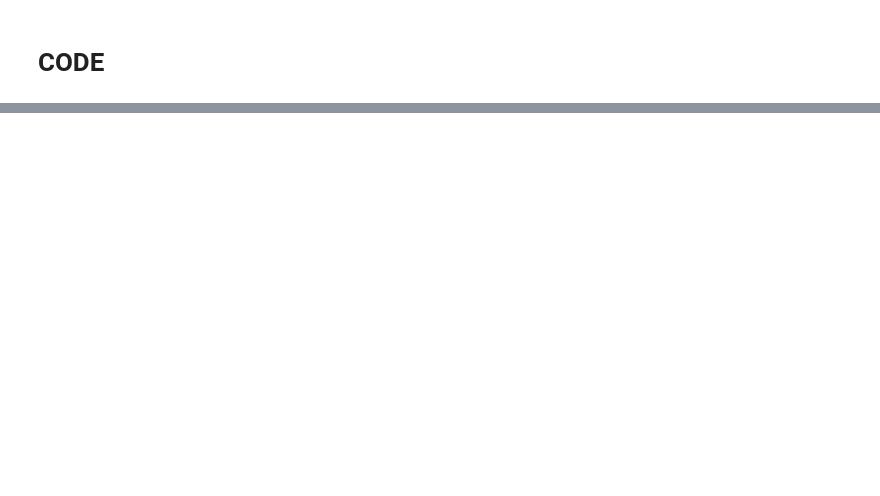
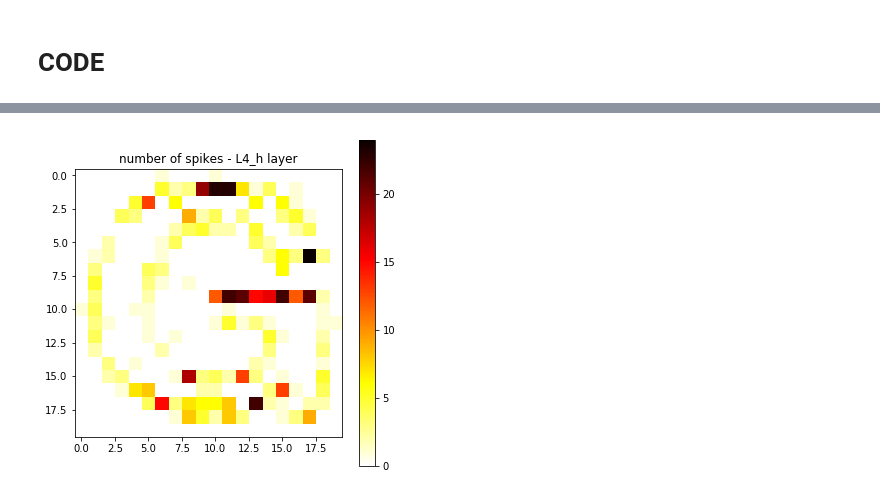
Before and after one commit to LSampath/v1-contour-integration, a Jupyter notebook: V1_core.ipynb, the cells around one changed output, grey strips where cells are left out. Drawn from its saved outputs; the diff is of its cells as text; code cells hidden in the pictures; blank space fills up the shorter version.

```diff
--- a/V1_core.ipynb
+++ b/V1_core.ipynb
@@ -28,7 +28,7 @@ def plot_spike_counts(name, layer_shape, fig_num):
     max_val = max(unique_list)
     min_val = min(unique_list)
 
-    fig = figure(fig_num, figsize = (8, 8))
+    fig = figure(fig_num, figsize = (6, 6))
     im2 = imshow(spike_matrix, interpolation = "nearest", vmin = min_val, vmax = max_val , cmap = cmap.get_cmap('hot_r'))
     colorbar(im2)
     title('number of spikes - ' + name + ' layer')
@@ -456,3 +437,8 @@ S - spike count 293
+# %%
+plot_spike_counts('L4_h', (length//(w_s*2), length//l_s), fig_num)
+fig_num += 1
+# %% [output]
+[figure, added]
 # %%
 plot_spike_counts('L4_v', (length//(w_s*2), length//l_s), fig_num)
 fig_num += 1
```
Also changed, not shown: parts of 18 cells of this notebook, 4 other files.
